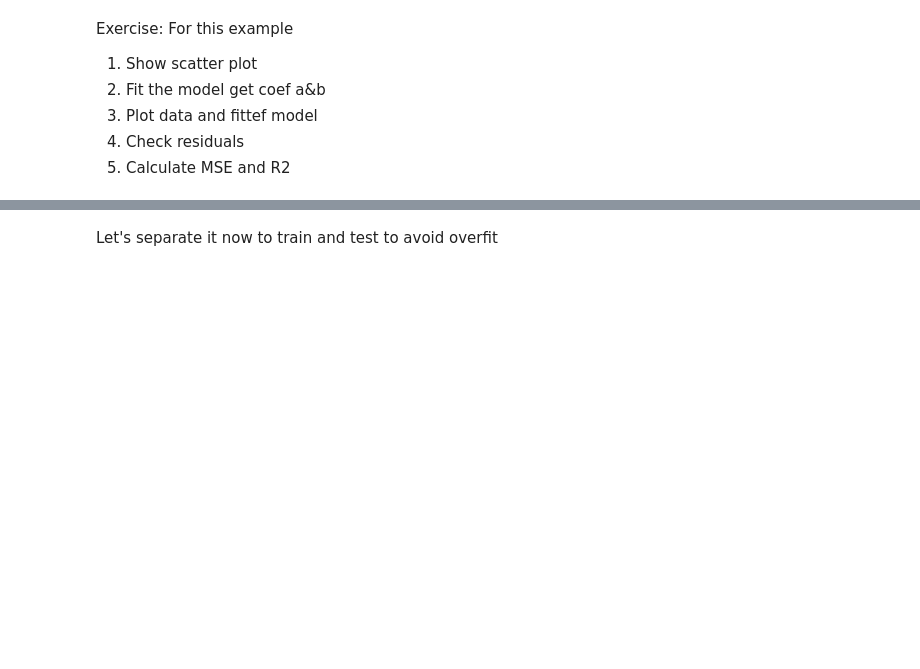
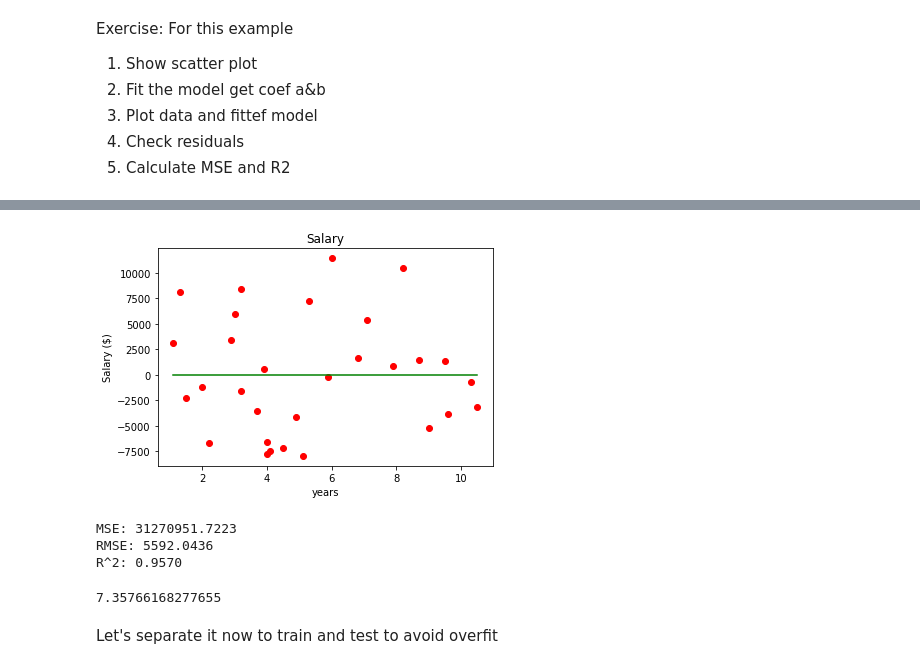
Before and after one commit to tamarshifman/mlcourse-Nov22, a Jupyter notebook: linear_regression_1.ipynb, the cells around one changed output, grey strips where cells are left out. Drawn from its saved outputs; the diff is of its cells as text; code cells hidden in the pictures; blank space fills up the shorter version.

```diff
--- a/linear_regression_1.ipynb
+++ b/linear_regression_1.ipynb
@@ -127,3 +162,29 @@ Exercise: For this example
+# %%
+plt.scatter(x,y-y_predict, color = 'red')
+plt.plot([x.min(),x.max()],[0,0], color ='green')
+plt.title('Salary')
+plt.xlabel('years')
+plt.ylabel('Salary ($)')
+plt.show()
+# %% [output]
+[figure, added]
+# %%
+from sklearn import metrics
+metrics.mean_squared_error(y, y_predict)
+MSE = metrics.mean_squared_error(y, y_predict)
+print("MSE: {:.4f}".format(MSE))
+RMSE = MSE**(0.5)
+print("RMSE: {:.4f}".format(RMSE))
+R2 = regressor.score(x,y)
+print("R^2: {:.4f}".format(R2))
+# %% [output]
+MSE: 31270951.7223
+RMSE: 5592.0436
+R^2: 0.9570
+# %%
+print(RMSE/y.mean()*100)
+# %% [output]
+7.35766168277655
 # %% [markdown]
 Let's separate it now to train and test to avoid overfit
 # %%
```
Also changed, not shown: parts of 9 cells of this notebook.
